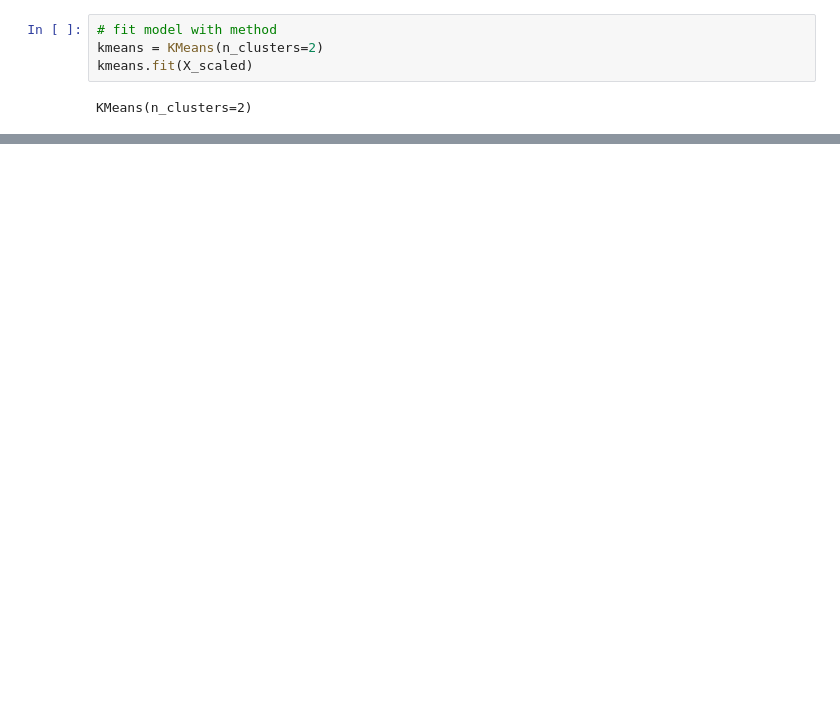
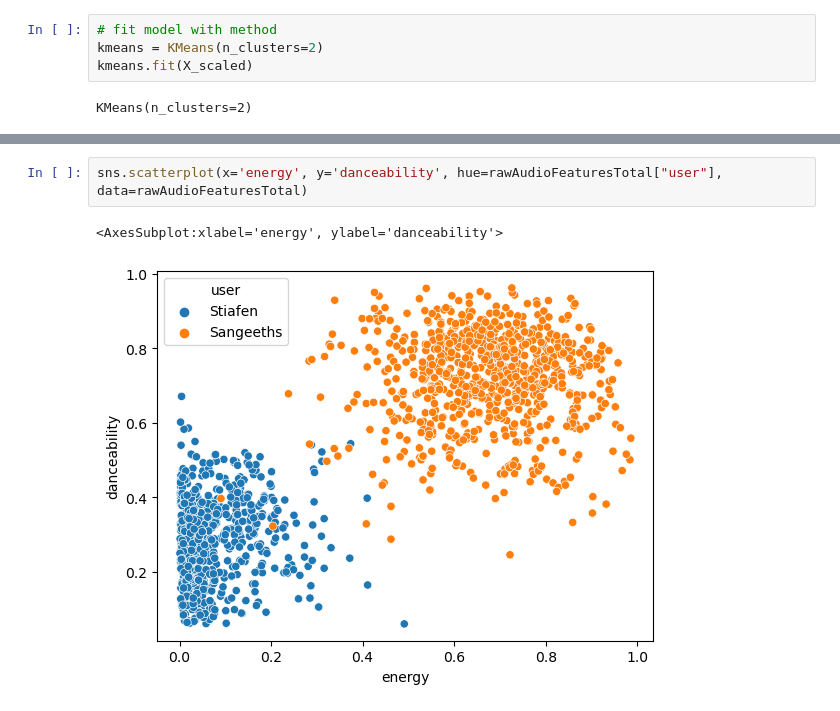
Before and after one commit to elFleppo/CDS-SpotipyProject, a Jupyter notebook: JupyterNotebook/SportifyProject.ipynb, the cells around one changed output, grey strips where cells are left out. Saved outputs shown, nothing was run; the diff lists cells and outputs as text; blank space fills up the shorter version.

```diff
--- a/JupyterNotebook/SportifyProject.ipynb
+++ b/JupyterNotebook/SportifyProject.ipynb
@@ -387,0 +387,5 @@ plt.scatter(centers[:, 0], centers[:, 1], c='blue', s=100, alpha=1);
+# %%
+sns.scatterplot(x='energy', y='danceability', hue=rawAudioFeaturesTotal["user"], data=rawAudioFeaturesTotal)
+# %% [output]
+<AxesSubplot:xlabel='energy', ylabel='danceability'>
+[figure, added]
```
Also changed, not shown: parts of 17 cells of this notebook, 3 other files.
